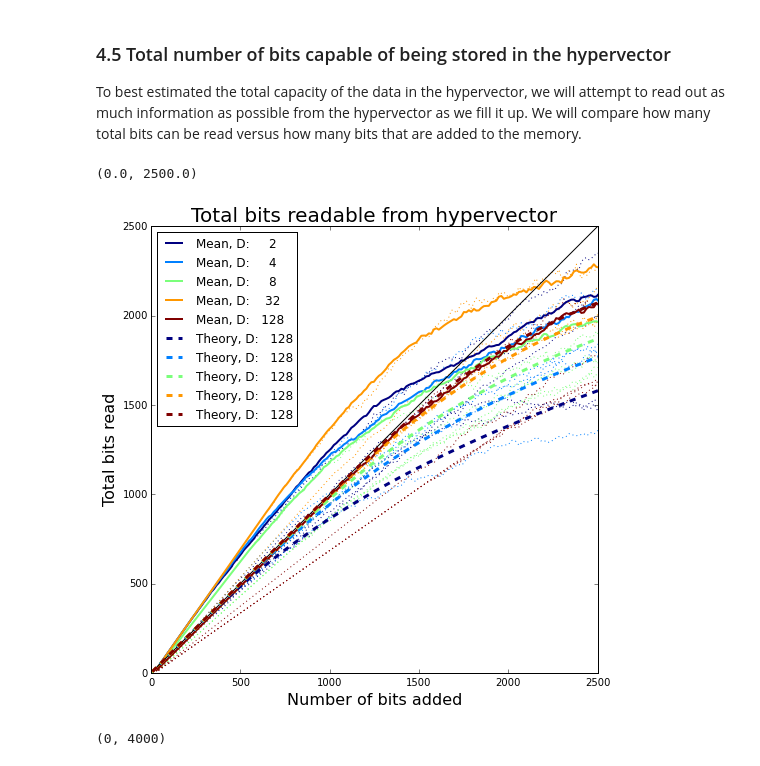
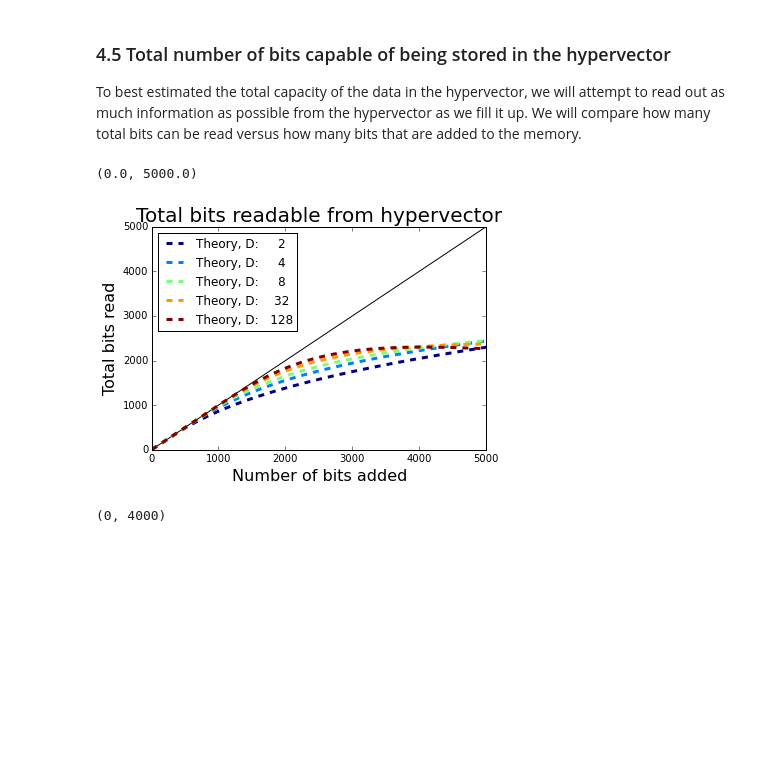
Before and after one commit to epaxon/HDlanguageDetection, a Jupyter notebook: hyperrnn_capacity-160505.ipynb, the cells around one changed output. Cells and saved outputs as stored; diff of their text form; code cells hidden in the pictures; blank space fills up the shorter version.

```diff
--- a/hyperrnn_capacity-160505.ipynb
+++ b/hyperrnn_capacity-160505.ipynb
@@ -300,6 +300,7 @@ runs = h['runs']
 test_N = h['test_N']
 #K = h['K']
 # %%
+K=5
 run_id = np.array(run_id)
 run_N = np.array(run_N)
 
@@ -773,51 +776,51 @@ for iD, idxD in enumerate(uD):
 
 tb_mean = np.mean(tb_all, axis=2)
 # %%
-figure(figsize=(8,8))
+### figure(figsize=(8,8))
 
 plot_range = [0,test_N[0]*2]
 
 cm=get_cmap('jet', tb_mean.shape[1])
-smoothN=1
-for i in range(tb_all.shape[1]):
-    for j in range(tb_all.shape[2]):
-        #plot(li_mean[:,i], color=cm(i))
-        bit_ratio = bit_factor // np.log2(test_D[j])
-        plot(np.log2(test_D[j]) * bit_ratio *(arange(tb_all.shape[0]) + 1) + 1,
-             tb_all[:,i,j], ':', color=cm(i), lw=1)
+#smoothN=1
+#for i in range(tb_all.shape[1]):
+#    for j in range(tb_all.shape[2]):
+#        #plot(li_mean[:,i], color=cm(i))
+#        bit_ratio = bit_factor // np.log2(test_D[j])
+#        plot(np.log2(test_D[j]) * bit_ratio *(arange(tb_all.shape[0]) + 1) + 1,
+#             tb_all[:,i,j], ':', color=cm(i), lw=1)
 
 
-for i in range(tb_mean.shape[1]):
-    bit_ratio = bit_factor // np.log2(test_D[j])
-
-    plot(np.log2(test_D[j]) * bit_ratio * (arange(tb_mean.shape[0]) + 1) + 1,
-        tb_mean[:,i], color=cm(i), lw=2, label="Mean, D: %5i" % test_D[i])
+#for i in range(tb_mean.shape[1]):
+#    bit_ratio = bit_factor // np.log2(test_D[j])#
+#
+#    plot(np.log2(test_D[j]) * bit_ratio * (arange(tb_mean.shape[0]) + 1) + 1,
+#        tb_mean[:,i], color=cm(i), lw=2, label="Mean, D: %5i" % test_D[i])
 
 
 plot(plot_range, plot_range, 'k')
 uD = unique(run_D)
 uN = unique(run_N)
 
 for idxD, iD in enumerate(uD):
     for idxN, iN in enumerate(uN):
         bit_ratio = bit_factor / np.log2(iD)
 
-        M = np.linspace(1, bit_ratio * tb_mean.shape[0], tb_mean.shape[0])
+        M = arange(iN) #np.linspace(1, bit_ratio * tb_mean.shape[0], tb_mean.shape[0])
         #subplot(1, len(uD), idxD)
         pp = p_correct_l(M, N=iN, D=iD)
         plot(np.log2(iD) * (M),
              #M * np.log2(iD) * (1.0/(1-1.0/iD)) * (p_correct_l2(M, N=iN, D=iD) - 1.0/iD),
              M * pp * log2(pp*iD), '--',
-             color=cm(idxD), lw=3, label="Theory, D: %5i" % test_D[i])
+             color=cm(idxD), lw=3, label="Theory, D: %5i" % iD)
 legend(loc='upper left');
 title('Total bits readable from hypervector', fontsize=20);
 xlabel('Number of bits added', fontsize=16);
 ylabel('Total bits read', fontsize=16)
-xlim(np.array(plot_range)/4)
-ylim(np.array(plot_range)/4)
+xlim(np.array(plot_range)/2)
+ylim(np.array(plot_range)/2)
 # %% [output]
-(0.0, 2500.0)
+(0.0, 5000.0)
-[figure, old version]
+[figure, new version]
 # %%
 figure(figsize=(8,8))
 
```
Also changed, not shown: parts of 14 cells of this notebook, 6 other files.
